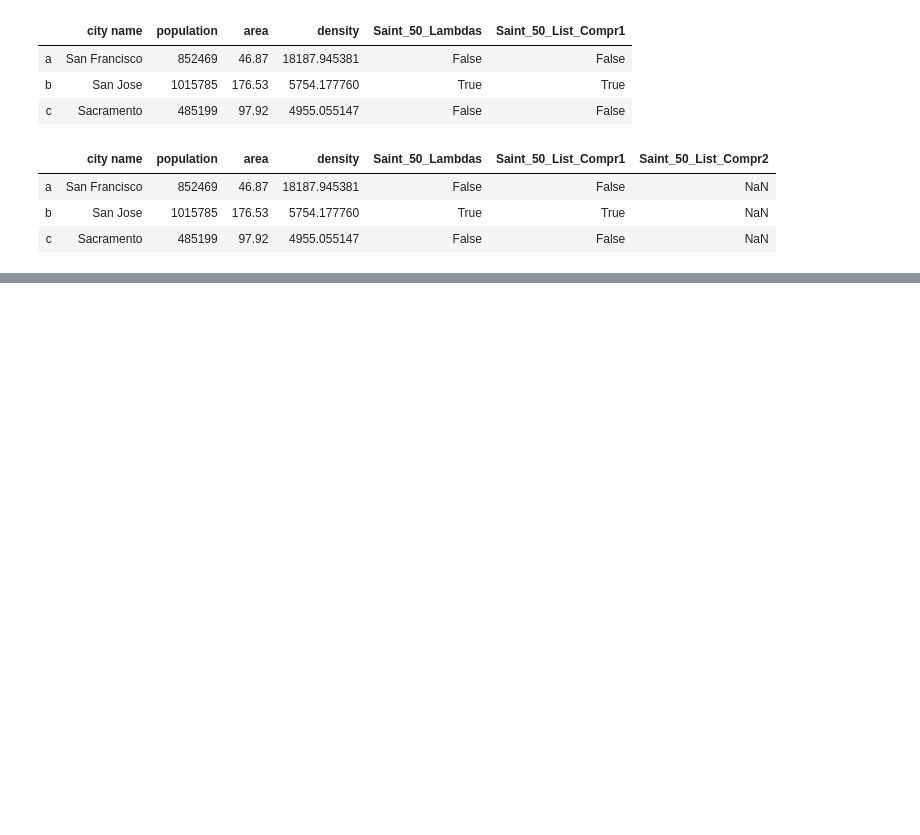
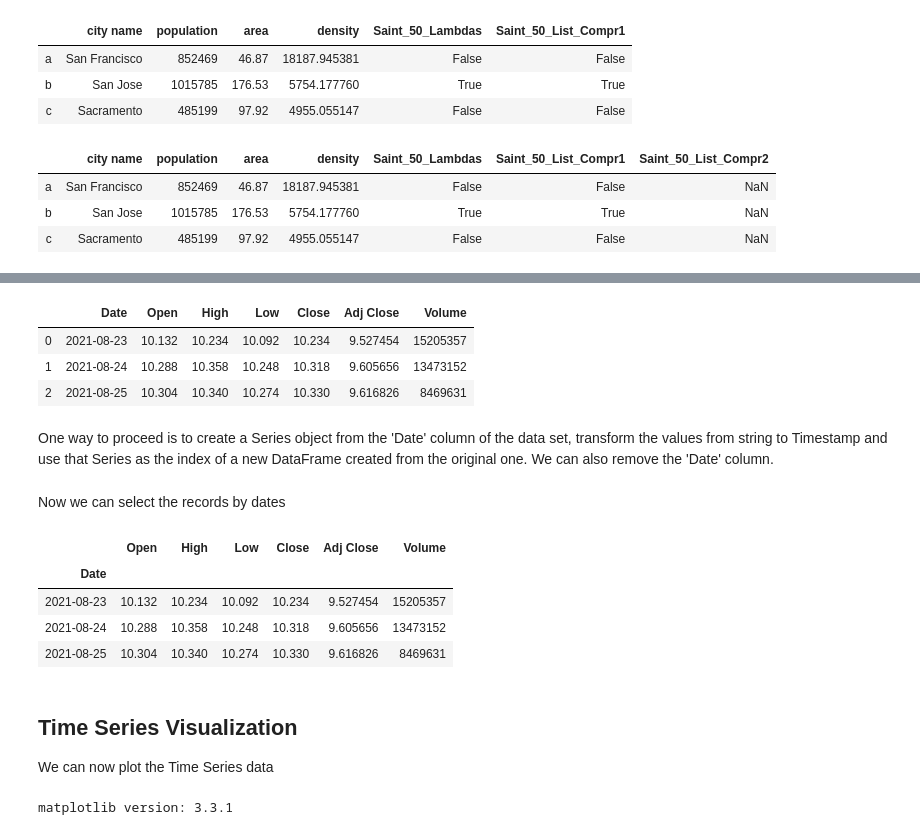
Before and after one commit to luigiselmi/datascience, a Jupyter notebook: python/intro_to_pandas.ipynb, the cells around one changed output, grey strips where cells are left out. Drawn from its saved outputs; the diff is of its cells as text; code cells hidden in the pictures; blank space fills up the shorter version.

```diff
--- a/python/intro_to_pandas.ipynb
+++ b/python/intro_to_pandas.ipynb
@@ -115,0 +119,10 @@ cities
+# %%
+eni_tmp = pd.read_csv('finance/data/ENI.MI.csv')
+eni_tmp[:3]
+# %% [output]
+|  | Date | Open | High | Low | Close | Adj Close | Volume |
+| 0 | 2021-08-23 | 10.132 | 10.234 | 10.092 | 10.234 | 9.527454 | 15205357 |
+| 1 | 2021-08-24 | 10.288 | 10.358 | 10.248 | 10.318 | 9.605656 | 13473152 |
+| 2 | 2021-08-25 | 10.304 | 10.340 | 10.274 | 10.330 | 9.616826 | 8469631 |
+# %% [markdown]
+One way to proceed is to create a Series object from the 'Date' column of the data set, transform the values from string to Timestamp and use that Series as the index of a new DataFrame created from the original one. We can also remove the 'Date' column.
@@ -115,0 +132,21 @@ cities
+# %% [markdown]
+Now we can select the records by dates
+# %%
+eni = eni_tmp.set_index(date_index)
+eni['2021-08-23':'2021-08-25']
+# %% [output]
+|  | Open | High | Low | Close | Adj Close | Volume |
+| Date |  |  |  |  |  |  |
+| 2021-08-23 | 10.132 | 10.234 | 10.092 | 10.234 | 9.527454 | 15205357 |
+| 2021-08-24 | 10.288 | 10.358 | 10.248 | 10.318 | 9.605656 | 13473152 |
+| 2021-08-25 | 10.304 | 10.340 | 10.274 | 10.330 | 9.616826 | 8469631 |
+# %% [markdown]
+## Time Series Visualization
+We can now plot the Time Series data
+# %%
+import matplotlib.pyplot as plt
+from matplotlib.pyplot import figure
+import matplotlib.dates as mdates
+print("matplotlib version: %s"%mpl.__version__)
+# %% [output]
+matplotlib version: 3.3.1
```
Also changed, not shown: parts of 16 cells of this notebook, 2 other files.
